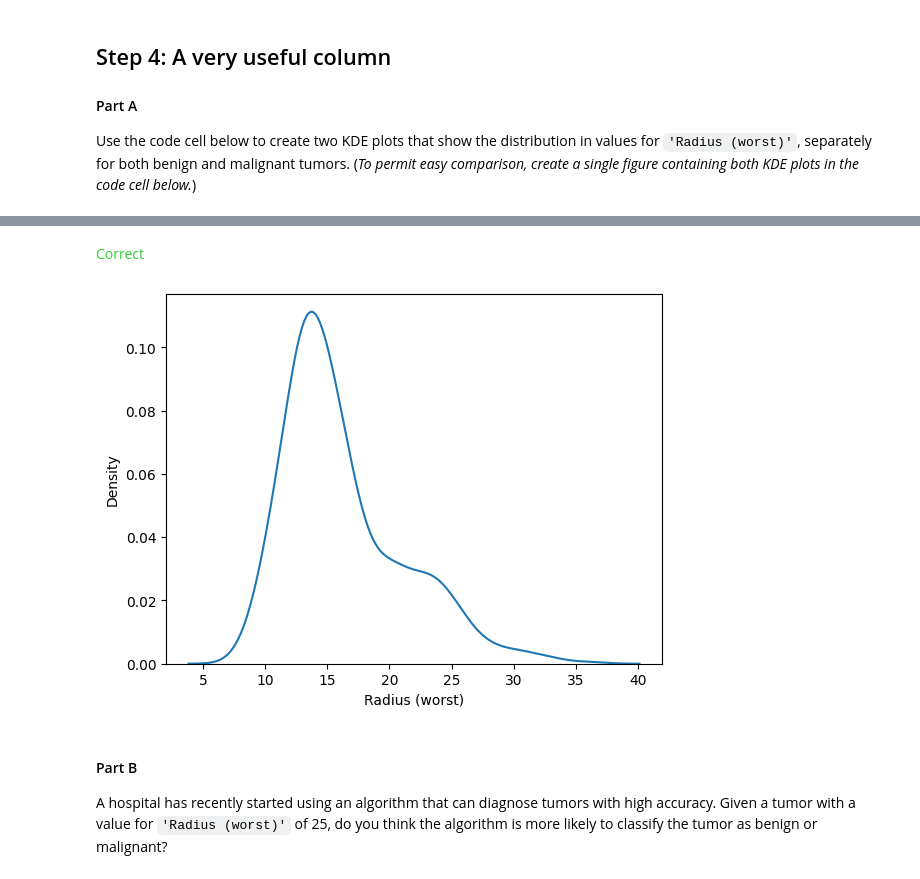
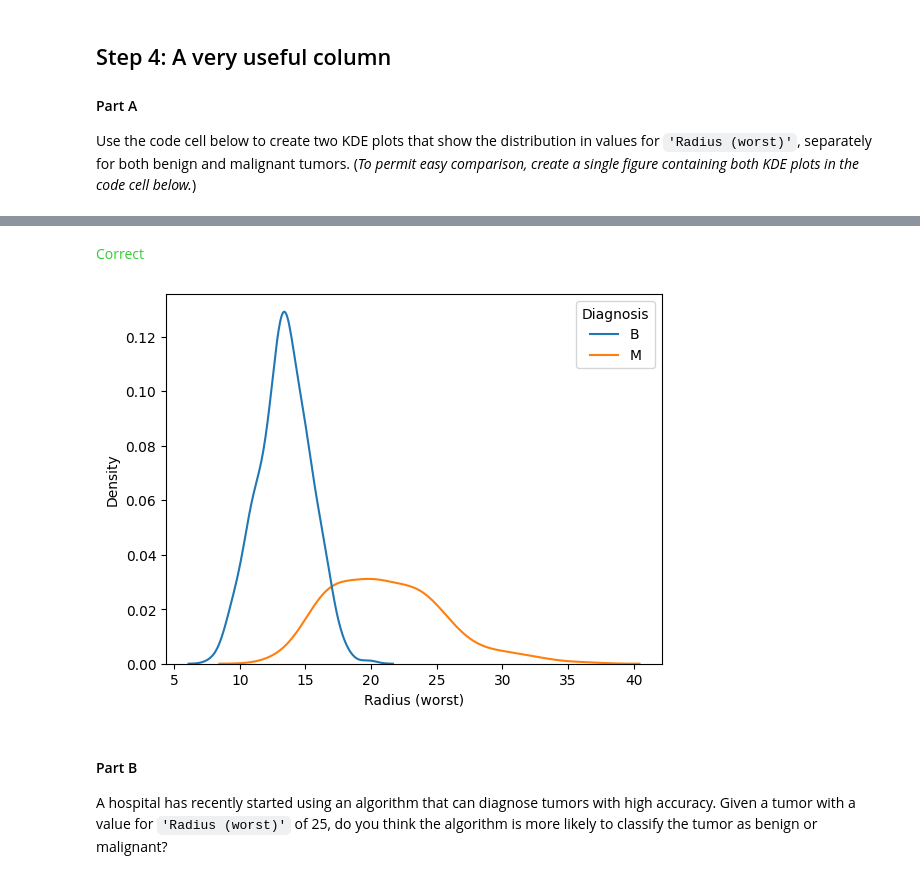
Before and after one commit to jackiefasty/kaggle-data-scripts, a Jupyter notebook: data_visualization/exercise-distributions.ipynb, the cells around one changed output, grey strips where cells are left out. Saved outputs shown, nothing was run; the diff lists cells and outputs as text; code cells hidden in the pictures.

```diff
--- a/data_visualization/exercise-distributions.ipynb
+++ b/data_visualization/exercise-distributions.ipynb
@@ -143,14 +143,14 @@ step_3.b.solution()
 Use the code cell below to create two KDE plots that show the distribution in values for `'Radius (worst)'`, separately for both benign and malignant tumors.  (_To permit easy comparison, create a single figure containing both KDE plots in the code cell below._)
 # %%
 # KDE plots for benign and malignant tumors
-sns.kdeplot(data=cancer_data['Radius (worst)'])
+sns.kdeplot(data=cancer_data, x="Radius (worst)", hue="Diagnosis")
 
 # Check your answer
 step_4.a.check()
 # %% [output]
 [interactive output not drawn]
 <span style="color:#33cc33">Correct</span>
-[figure, old version]
+[figure, new version]
 # %%
 # Lines below will give you a hint or solution code
 #step_4.a.hint()
```
